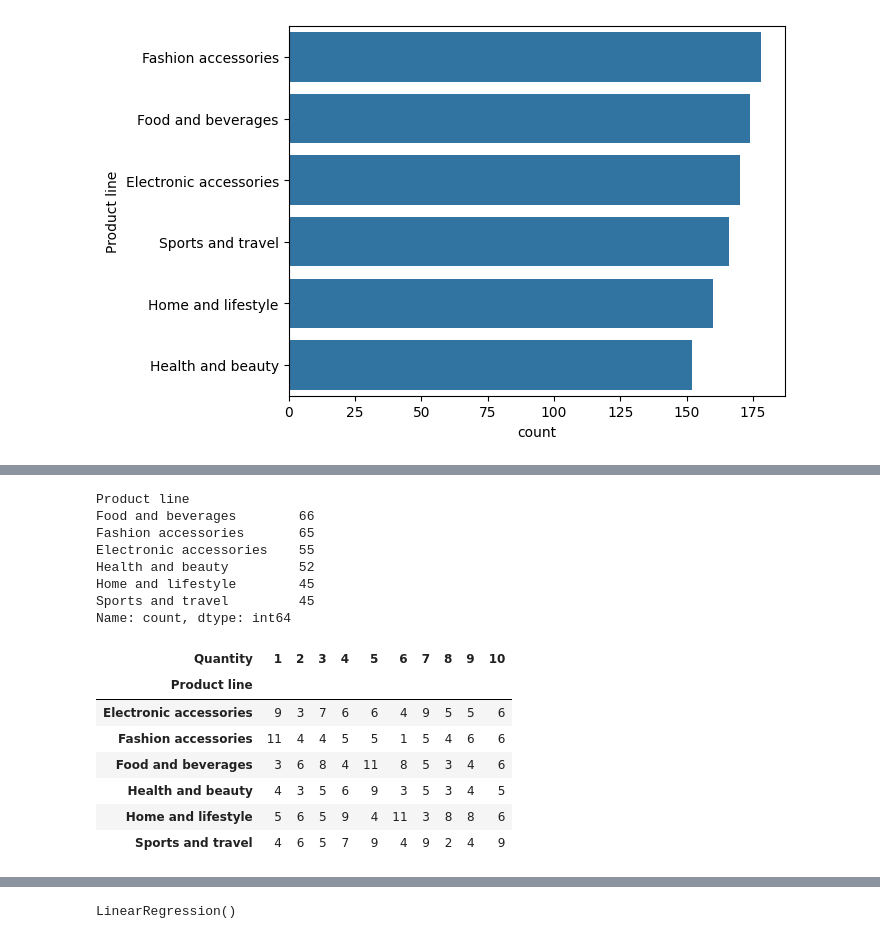
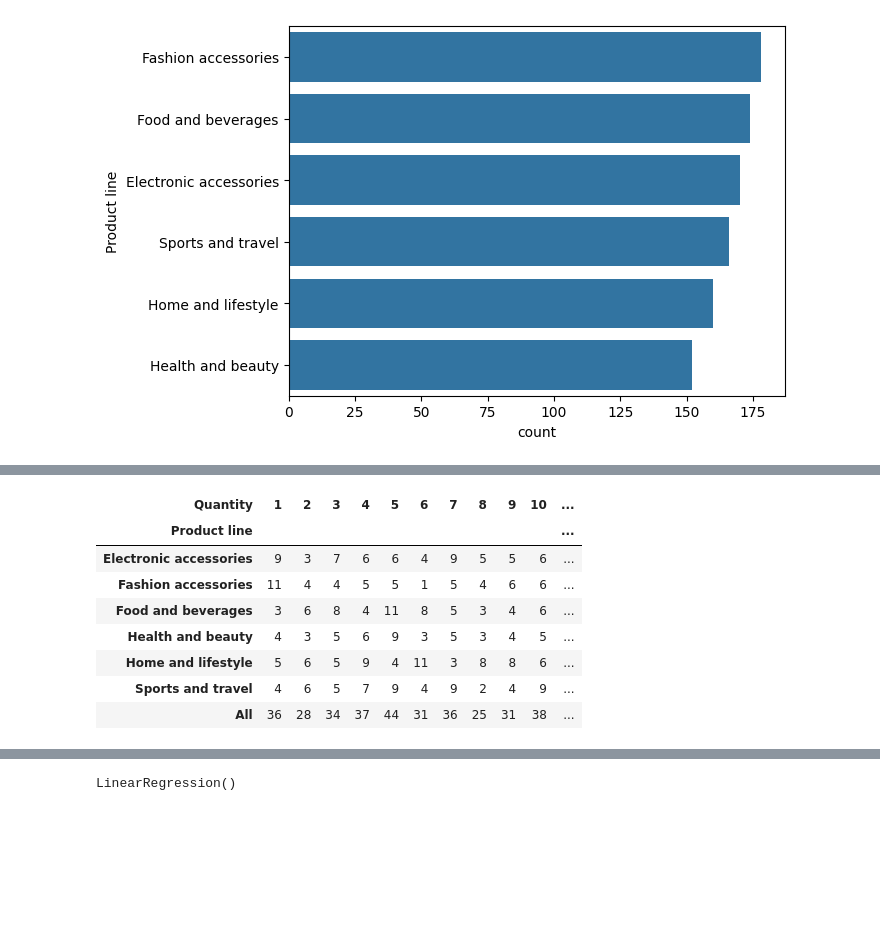
Before and after one commit to boundlessaditya/Sales_analysis_and_prediction_using_Linear_Regression, a Jupyter notebook: supermarket_sales_analysis.ipynb, the cells around one changed output, grey strips where cells are left out. Saved outputs shown, nothing was run; the diff lists cells and outputs as text; code cells hidden in the pictures; blank space fills up the shorter version.

```diff
--- a/supermarket_sales_analysis.ipynb
+++ b/supermarket_sales_analysis.ipynb
@@ -54 +54,7 @@ df.shape
+# %%
+for i in range(0,len(df.Gender)):
+    if df.iloc[i,4] == "Female":
+        df.iloc[i,4] = 0
+    else:
+        df.iloc[i,4] = 1
 # %%
@@ -63 +70,6 @@ df.head(5)
+# %%
+#Inserting a new column Price_without_tax which shows the price without tax
+df.insert(14,"Price_Without_Tax",df.cogs)
+#Deleting the gross margin percentage column as we don't need it.
+df = df.drop(["cogs","gross margin percentage"],axis = 1)
 # %%
@@ -95,2 +110,0 @@ df.describe()
-# %%
-df.insert(14,"cost_price",df.cogs)
@@ -113,2 +132,0 @@ df
-# %%
-df = df2.drop(["cogs","gross margin percentage"], axis = 1)
@@ -287,22 +319,12 @@ Name: count, dtype: int64
-# %%
-dfC["Product line"].value_counts()
-# %% [output]
-Product line
-Food and beverages        66
-Fashion accessories       65
-Electronic accessories    55
-Health and beauty         52
-Home and lifestyle        45
-Sports and travel         45
-Name: count, dtype: int64
 # %%
-pd.crosstab(dfA["Product line"], dfA.Quantity)
+pd.crosstab(dfA["Product line"], dfA.Quantity, margins = True)
 # %% [output]
-| Quantity | 1 | 2 | 3 | 4 | 5 | 6 | 7 | 8 | 9 | 10 |
-| Product line |  |  |  |  |  |  |  |  |  |  |
-| Electronic accessories | 9 | 3 | 7 | 6 | 6 | 4 | 9 | 5 | 5 | 6 |
-| Fashion accessories | 11 | 4 | 4 | 5 | 5 | 1 | 5 | 4 | 6 | 6 |
-| Food and beverages | 3 | 6 | 8 | 4 | 11 | 8 | 5 | 3 | 4 | 6 |
-| Health and beauty | 4 | 3 | 5 | 6 | 9 | 3 | 5 | 3 | 4 | 5 |
-| Home and lifestyle | 5 | 6 | 5 | 9 | 4 | 11 | 3 | 8 | 8 | 6 |
-| Sports and travel | 4 | 6 | 5 | 7 | 9 | 4 | 9 | 2 | 4 | 9 |
+| Quantity | 1 | 2 | 3 | 4 | 5 | 6 | 7 | 8 | 9 | 10 | ... |
+| Product line |  |  |  |  |  |  |  |  |  |  | ... |
+| Electronic accessories | 9 | 3 | 7 | 6 | 6 | 4 | 9 | 5 | 5 | 6 | ... |
+| Fashion accessories | 11 | 4 | 4 | 5 | 5 | 1 | 5 | 4 | 6 | 6 | ... |
+| Food and beverages | 3 | 6 | 8 | 4 | 11 | 8 | 5 | 3 | 4 | 6 | ... |
+| Health and beauty | 4 | 3 | 5 | 6 | 9 | 3 | 5 | 3 | 4 | 5 | ... |
+| Home and lifestyle | 5 | 6 | 5 | 9 | 4 | 11 | 3 | 8 | 8 | 6 | ... |
+| Sports and travel | 4 | 6 | 5 | 7 | 9 | 4 | 9 | 2 | 4 | 9 | ... |
+| All | 36 | 28 | 34 | 37 | 44 | 31 | 36 | 25 | 31 | 38 | ... |
```
Also changed, not shown: parts of 63 cells of this notebook.
